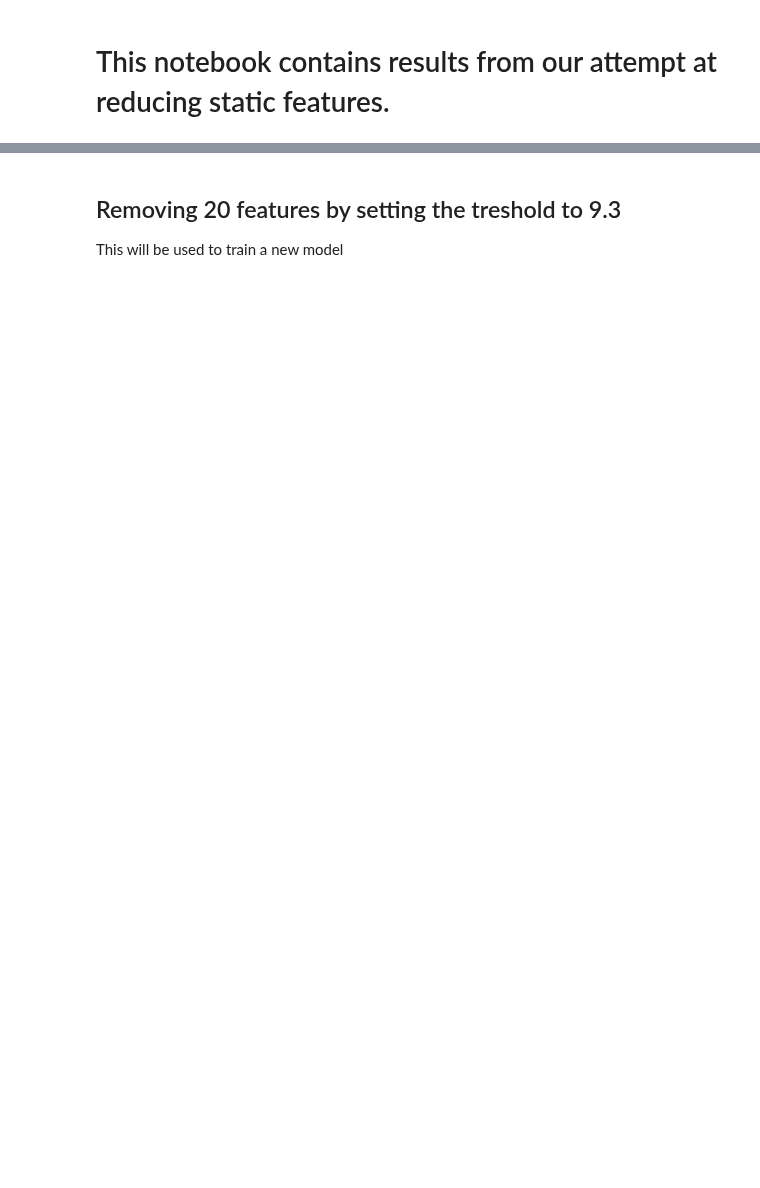
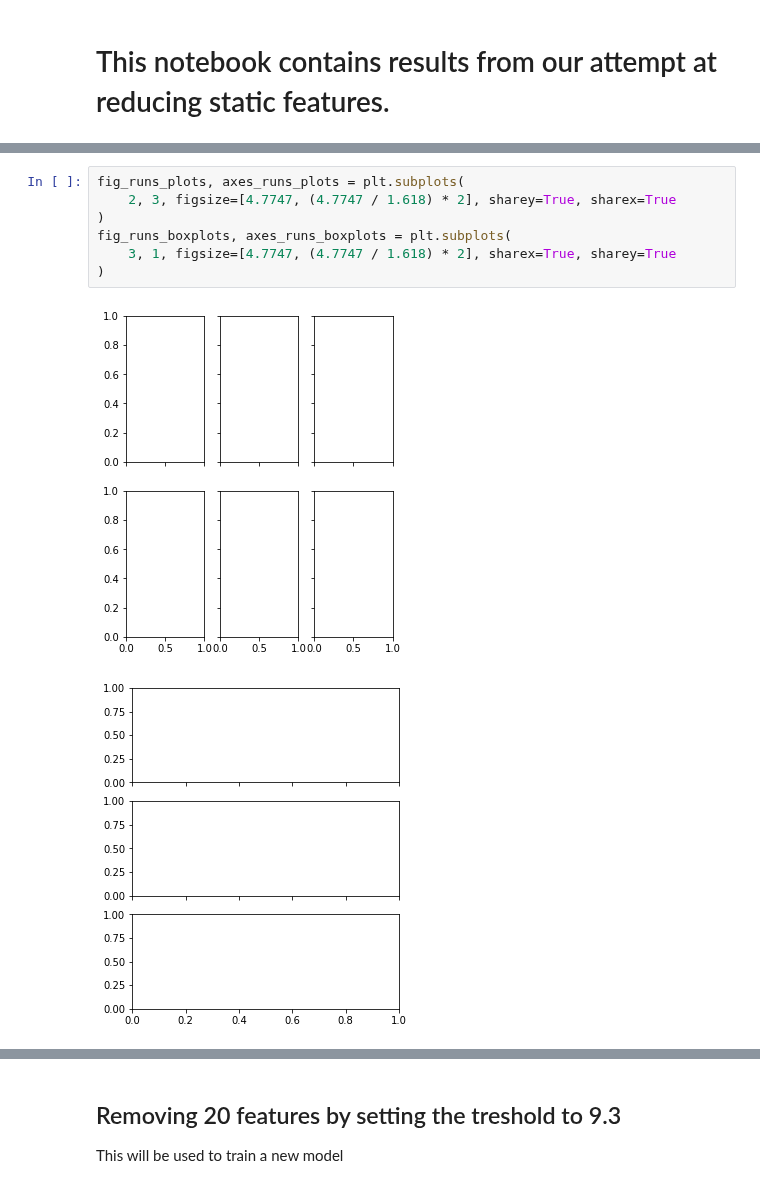
Before and after one commit to bernharl/Master-Thesis, a Jupyter notebook: notebooks/correlation_reduction.ipynb, the cells around one changed output, grey strips where cells are left out. Drawn from its saved outputs; the diff is of its cells as text; blank space fills up the shorter version.

Commit message:
Improve plots

```diff
--- a/notebooks/correlation_reduction.ipynb
+++ b/notebooks/correlation_reduction.ipynb
@@ -154,0 +175,10 @@ print(np.median(results, axis=0))
+# %%
+fig_runs_plots, axes_runs_plots = plt.subplots(
+    2, 3, figsize=[4.7747, (4.7747 / 1.618) * 2], sharey=True, sharex=True
+)
+fig_runs_boxplots, axes_runs_boxplots = plt.subplots(
+    3, 1, figsize=[4.7747, (4.7747 / 1.618) * 2], sharex=True, sharey=True
+)
+# %% [output]
+[figure, added]
+[figure, added]
```
Also changed, not shown: parts of 16 cells of this notebook.
